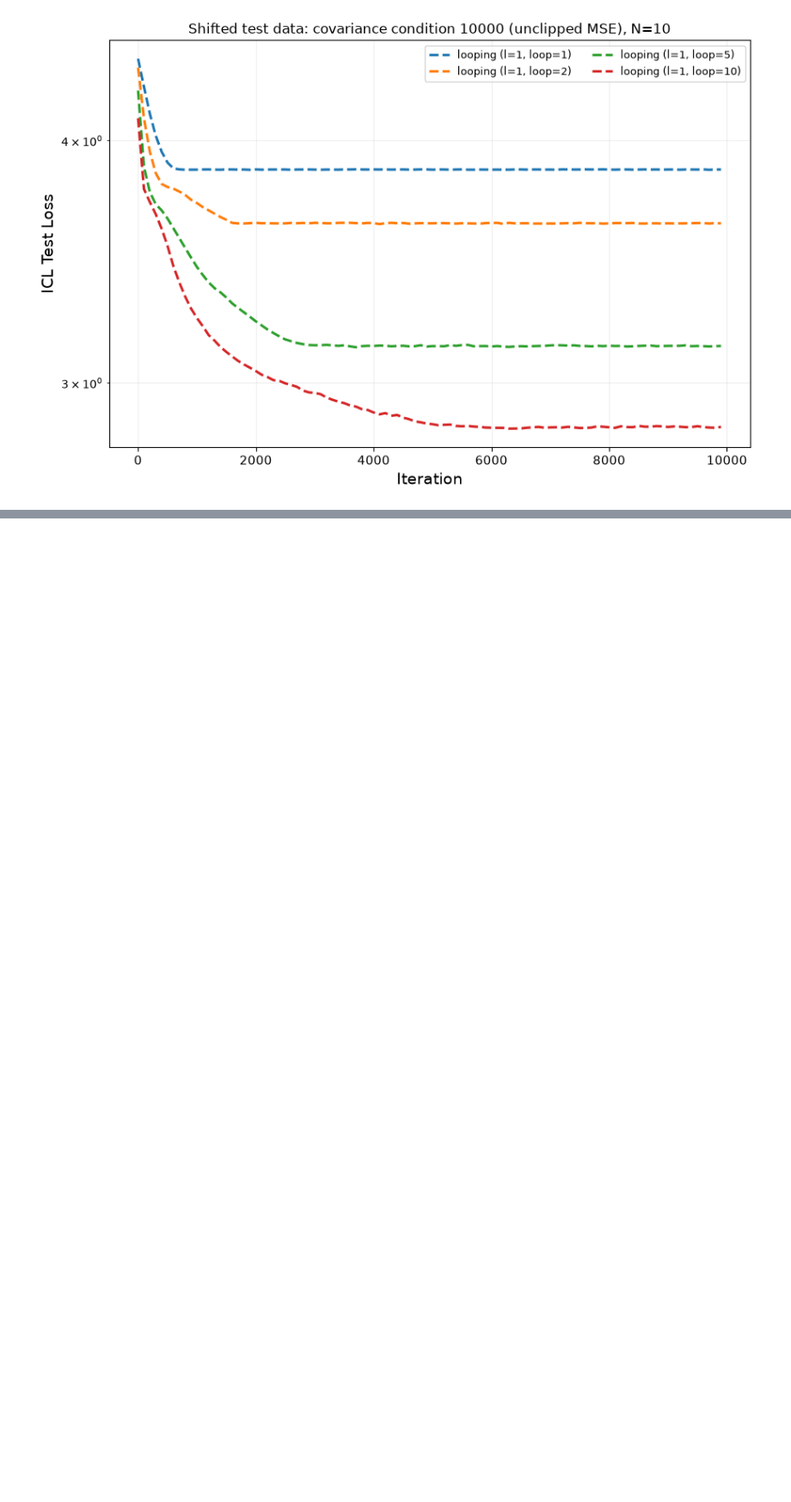
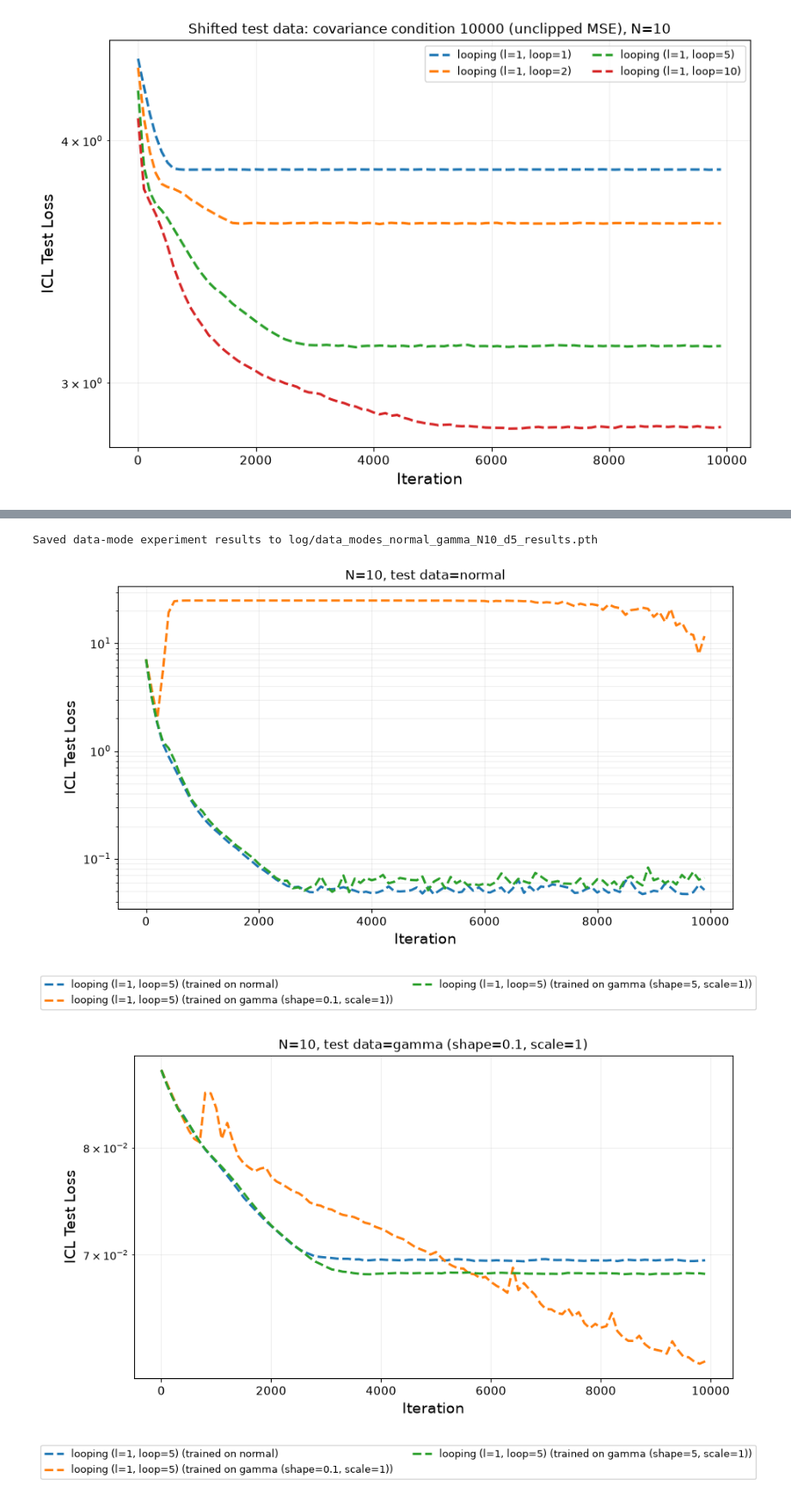
Before and after one commit to Isss11/looped-transformers-gradient-descent, a Jupyter notebook: cs-886_experiments.ipynb, the cells around one changed output, grey strips where cells are left out. Shown at 86% size. Cells and saved outputs as stored; diff of their text form; code cells hidden in the pictures; blank space fills up the shorter version.

Commit message:
Add New Data Distribution Tests

```diff
--- a/cs-886_experiments.ipynb
+++ b/cs-886_experiments.ipynb
@@ -167,23 +179,30 @@ KeyboardInterrupt:
 TEST_SEED = 99
 
 
-def compute_loss_dict(hist_dict, U=None, D=None, test_seed=None):
+def compute_loss_dict(hist_dict, U=None, D=None, test_seed=None,
+                      data_mode: DataMode | None = None):
     """Evaluate every checkpoint on a fixed test batch.
 
-    Pass U and D to evaluate on transformed covariates; omit them for the
-    standard identity-covariance distribution used during training.
+    By default, each run is evaluated on the data mode in its key. Pass
+    `data_mode` to override it for every run; U and D transform covariates.
     """
     if test_seed is None:
         test_seed = TEST_SEED
 
+
     loss_dict = {}
     for key, history in hist_dict.items():
-        seed, count, model_type, context_length = key
+        print(key)
+        seed, count, model_type, context_length, train_data_mode = key
+
+        print(f"Testing the model trained with the following parameters: Seed: {seed}, L = {count}, model type {model_type}, N = {context_length}, Train Data Mode = {train_data_mode}")
+        run_mode = data_mode if data_mode is not None else (key[4] if len(key) > 4 else normal_data_mode)
         test_losses = torch.full((len(range(0, max_iters, stride)),), float('nan'))
 
         np.random.seed(test_seed)
         torch.manual_seed(test_seed)
-        Z, y = generate_data(mode, context_length, d, B, shape_k, U, D)
+
+        Z, y = generate_data(run_mode, context_length, d, B, U=U, D=D)
         Z = Z.to(device)
         y = y.to(device)
         if model_type == 'layered':
@@ -1004,0 +1126,35 @@ plot_loss_curves(
+# %%
+torch.save({
+    'config': {
+        'N': N, 'd': d, 'B': B, 'n_head': n_head,
+        'data_modes': data_modes,
+        'alg': alg, 'lr': lr, 'clip_r': clip_r, 'var': var,
+        'max_iters': max_iters, 'hist_stride': hist_stride, 'stride': stride,
+        'seeds': seeds, 'loop_counts': loop_counts,
+        'model_types': model_types, 'test_seed': TEST_SEED,
+    },
+    'history_file': gamma_history_file,
+    'hist_dict': gamma_hist_dict,
+    'loss_dict_by_test_mode': gamma_loss_dict,
+    'distance_dict': gamma_dist_dict,
+    'iterations': iterations,
+}, gamma_results_file)
+print(f'Saved data-mode experiment results to {gamma_results_file}')
+
+for test_data_mode, loss_dict in gamma_loss_dict.items():
+    plot_loss_curves(
+        loss_dict, loop_counts, model_types, iterations,
+        fig_dir=gamma_fig_dir, filename='data_mode_test_loss.pdf',
+        test_data_mode=test_data_mode,
+    )
+plot_dist_to_identity(
+    gamma_dist_dict, loop_counts, iterations, fig_dir=gamma_fig_dir,
+)
+plot_parameter_matrices(
+    gamma_hist_dict, seeds[0], loop_counts, model_types, n_head,
+    hist_stride=hist_stride, fig_dir=gamma_fig_dir,
+)
+# %% [output]
+Saved data-mode experiment results to log/data_modes_normal_gamma_N10_d5_results.pth
+[figure, added]
+[figure, added]
```
Also changed, not shown: parts of 14 cells of this notebook, 14 other files.
